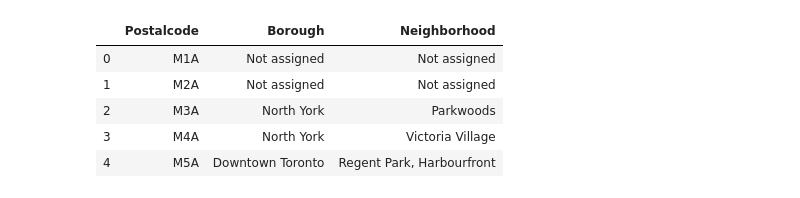
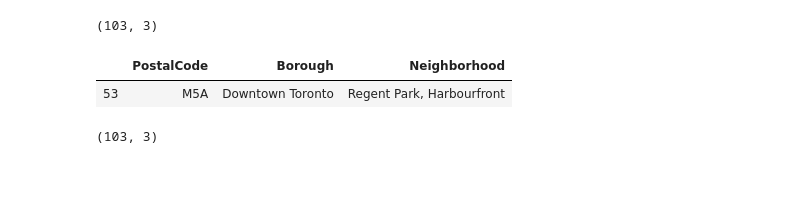
Before and after one commit to hakob-h/Coursera_Capstone, a Jupyter notebook: Capstone_Week3.ipynb, the cells around one changed output. Saved outputs shown, nothing was run; the diff lists cells and outputs as text; code cells hidden in the pictures.

```diff
--- a/Capstone_Week3.ipynb
+++ b/Capstone_Week3.ipynb
@@ -12,10 +23,25 @@ table=soup.find('table')
+# %%
+soup = BeautifulSoup(result.content, 'html.parser')
+table = soup.find('table')
+trs = table.find_all('tr')
+rows = []
+for tr in trs:
+    i = tr.find_all('td')
+    if i:
+        rows.append(i)
+
+lst = []
+for row in rows:
+    postalcode = row[0].text.rstrip()
+    borough = row[1].text.rstrip()
+    neighborhood = row[2].text.rstrip()
+    if borough != 'Not assigned':
+        if neighborhood == 'Not assigned':
+            neighborhood = borough
+        lst.append([postalcode, borough, neighborhood])
 # %%
-column_names = ['Postalcode','Borough','Neighborhood']
-df = pd.DataFrame(columns = column_names)
+cols = ['PostalCode', 'Borough', 'Neighborhood']
+df = pd.DataFrame(lst, columns=cols)
+print(df.shape)
+# %% [output]
+(103, 3)
-# %%
-for tr_cell in table.find_all('tr'):
-    row_data=[]
-    for td_cell in tr_cell.find_all('td'):
-        row_data.append(td_cell.text.strip())
-    if len(row_data)==3:
-        df.loc[len(df)] = row_data
@@ -22,9 +54,9 @@ for tr_cell in table.find_all('tr'):
+# %%
+df.loc[df['PostalCode'] == 'M5A']
+# %% [output]
+|  | PostalCode | Borough | Neighborhood |
+| 53 | M5A | Downtown Toronto | Regent Park, Harbourfront |
 # %%
-df.head()
+df.shape
 # %% [output]
-|  | Postalcode | Borough | Neighborhood |
-| 0 | M1A | Not assigned | Not assigned |
-| 1 | M2A | Not assigned | Not assigned |
-| 2 | M3A | North York | Parkwoods |
-| 3 | M4A | North York | Victoria Village |
-| 4 | M5A | Downtown Toronto | Regent Park, Harbourfront |
+(103, 3)
```
Also changed, not shown: parts of 15 cells of this notebook.
